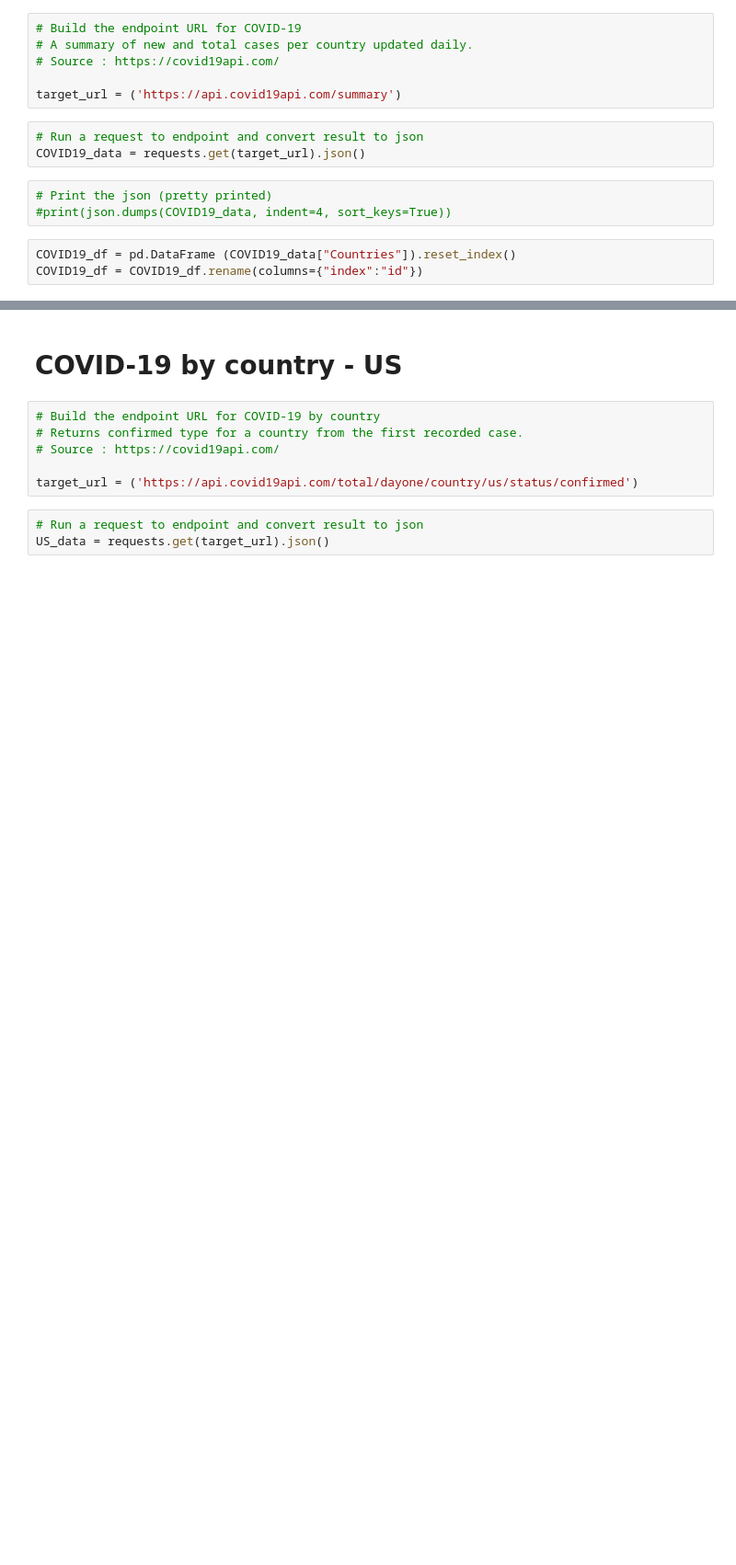
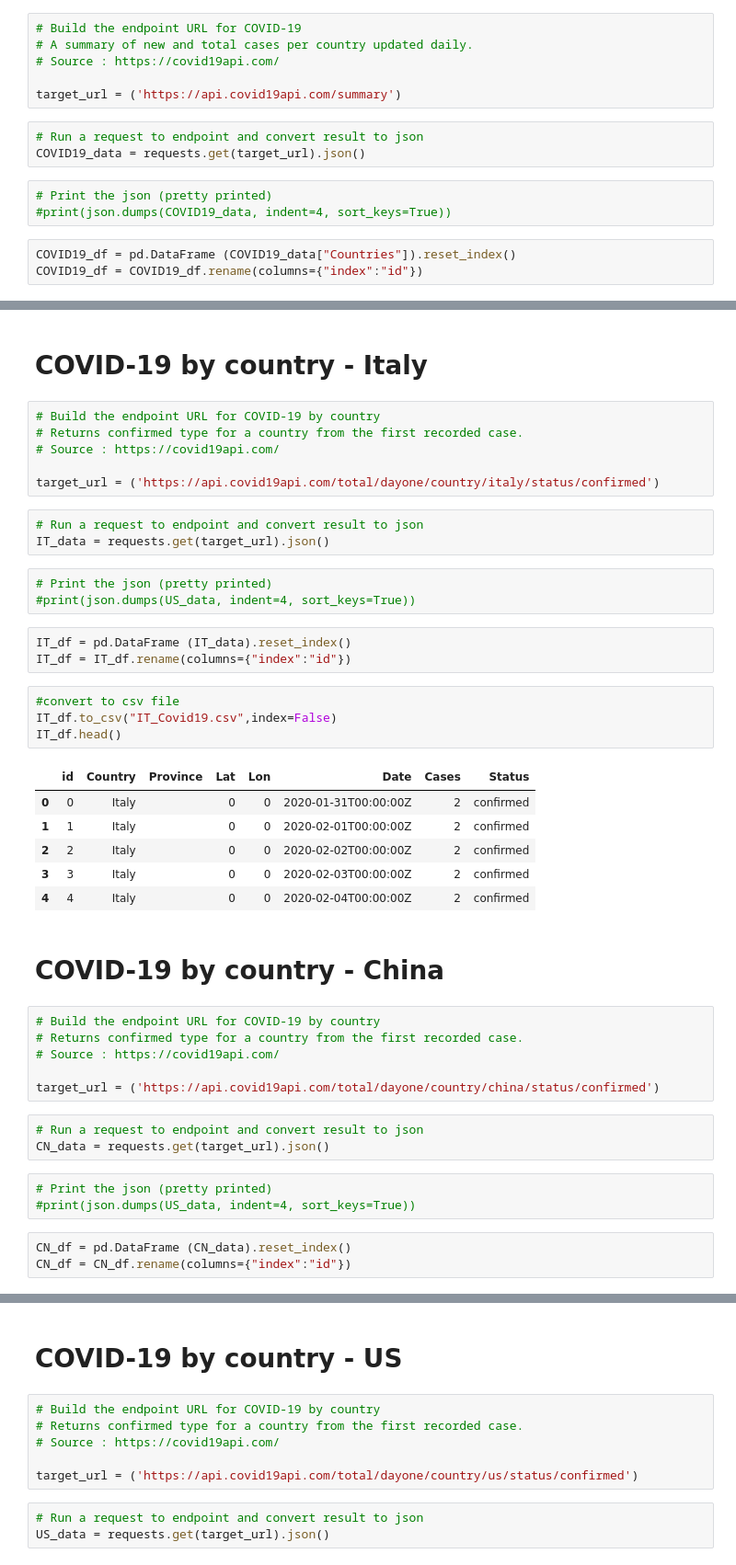
Before and after one commit to kennethtanaka/Original_Project2_Ken, a Jupyter notebook: Project2/jupyter/COVID-19 Financial Impact.ipynb, the cells around one changed output, grey strips where cells are left out. Shown at 92% size. Cells and saved outputs as stored; diff of their text form; blank space fills up the shorter version.

```diff
--- a/Project2/jupyter/COVID-19 Financial Impact.ipynb
+++ b/Project2/jupyter/COVID-19 Financial Impact.ipynb
@@ -264,0 +227,45 @@ COVID19_df.head()
+# %% [markdown]
+# COVID-19 by country - Italy
+# %%
+# Build the endpoint URL for COVID-19 by country
+# Returns confirmed type for a country from the first recorded case.
+# Source : https://covid19api.com/
+
+target_url = ('https://api.covid19api.com/total/dayone/country/italy/status/confirmed')
+# %%
+# Run a request to endpoint and convert result to json
+IT_data = requests.get(target_url).json()
+# %%
+# Print the json (pretty printed)
+#print(json.dumps(US_data, indent=4, sort_keys=True))
+# %%
+IT_df = pd.DataFrame (IT_data).reset_index()
+IT_df = IT_df.rename(columns={"index":"id"})
+# %%
+#convert to csv file
+IT_df.to_csv("IT_Covid19.csv",index=False)
+IT_df.head()
+# %% [output]
+|  | id | Country | Province | Lat | Lon | Date | Cases | Status |
+| 0 | 0 | Italy |  | 0 | 0 | 2020-01-31T00:00:00Z | 2 | confirmed |
+| 1 | 1 | Italy |  | 0 | 0 | 2020-02-01T00:00:00Z | 2 | confirmed |
+| 2 | 2 | Italy |  | 0 | 0 | 2020-02-02T00:00:00Z | 2 | confirmed |
+| 3 | 3 | Italy |  | 0 | 0 | 2020-02-03T00:00:00Z | 2 | confirmed |
+| 4 | 4 | Italy |  | 0 | 0 | 2020-02-04T00:00:00Z | 2 | confirmed |
+# %% [markdown]
+# COVID-19 by country - China
+# %%
+# Build the endpoint URL for COVID-19 by country
+# Returns confirmed type for a country from the first recorded case.
+# Source : https://covid19api.com/
+
+target_url = ('https://api.covid19api.com/total/dayone/country/china/status/confirmed')
+# %%
+# Run a request to endpoint and convert result to json
+CN_data = requests.get(target_url).json()
+# %%
+# Print the json (pretty printed)
+#print(json.dumps(US_data, indent=4, sort_keys=True))
+# %%
+CN_df = pd.DataFrame (CN_data).reset_index()
+CN_df = CN_df.rename(columns={"index":"id"})
```
Also changed, not shown: parts of 17 cells of this notebook, 15 other files.
